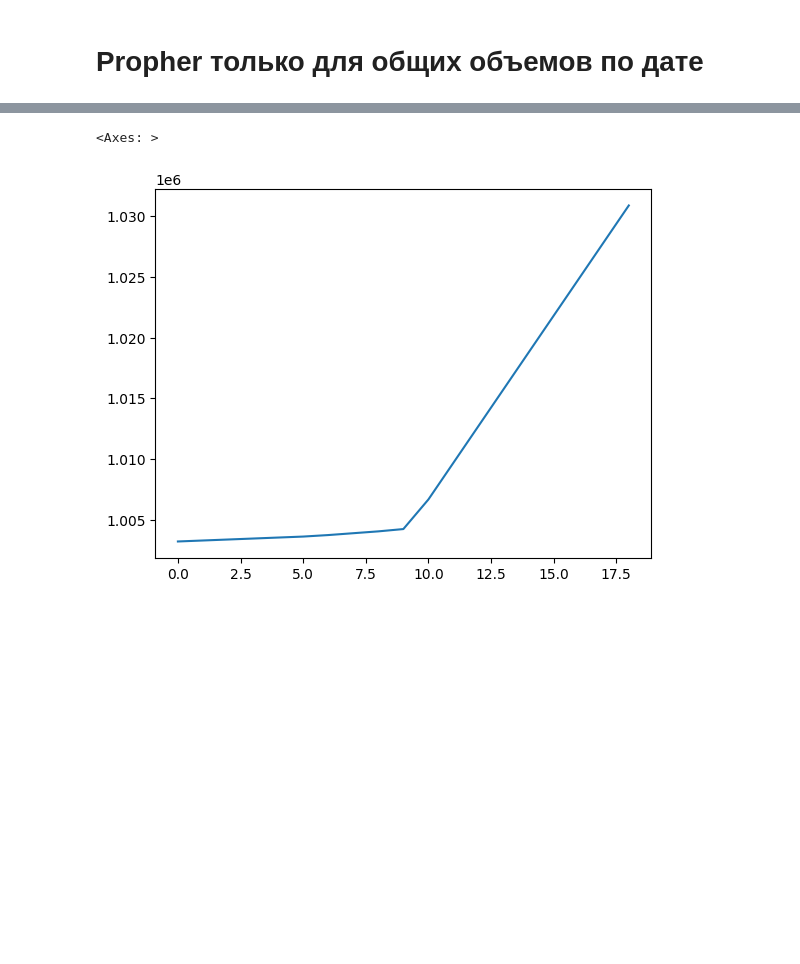
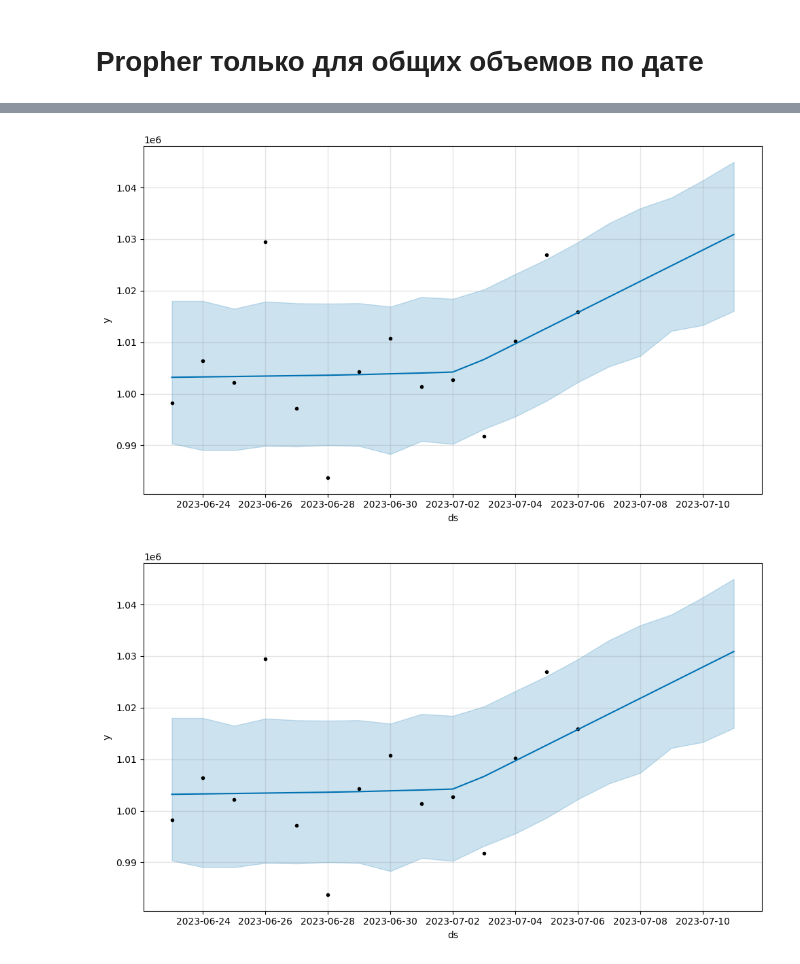
Before and after one commit to a-ignatov86/accel_sales, a Jupyter notebook: test.ipynb, the cells around one changed output, grey strips where cells are left out. Drawn from its saved outputs; the diff is of its cells as text; code cells hidden in the pictures; blank space fills up the shorter version.

```diff
--- a/test.ipynb
+++ b/test.ipynb
@@ -185,5 +202,12 @@ future_5_days = model_propher.make_future_dataframe(periods=5)
 # future_5_days
 
 forcast = model_propher.predict(future_5_days)
-forcast['yhat'].plot()
+
+
+
+# fig = plt.figure(figsize= (10, 5))
+# plt.plot(forcast['ds'], forcast['yhat'], marker='o')
+# plt.xticks(rotation=45);
+
+model_propher.plot(forcast)
 # %% [output]
@@ -192,2 +216,2 @@ forcast['yhat'].plot()
-<Axes: >
-[figure, old version]
+[figure, new version]
+[figure, added]
```
Also changed, not shown: parts of 9 cells of this notebook, 1 other file.
